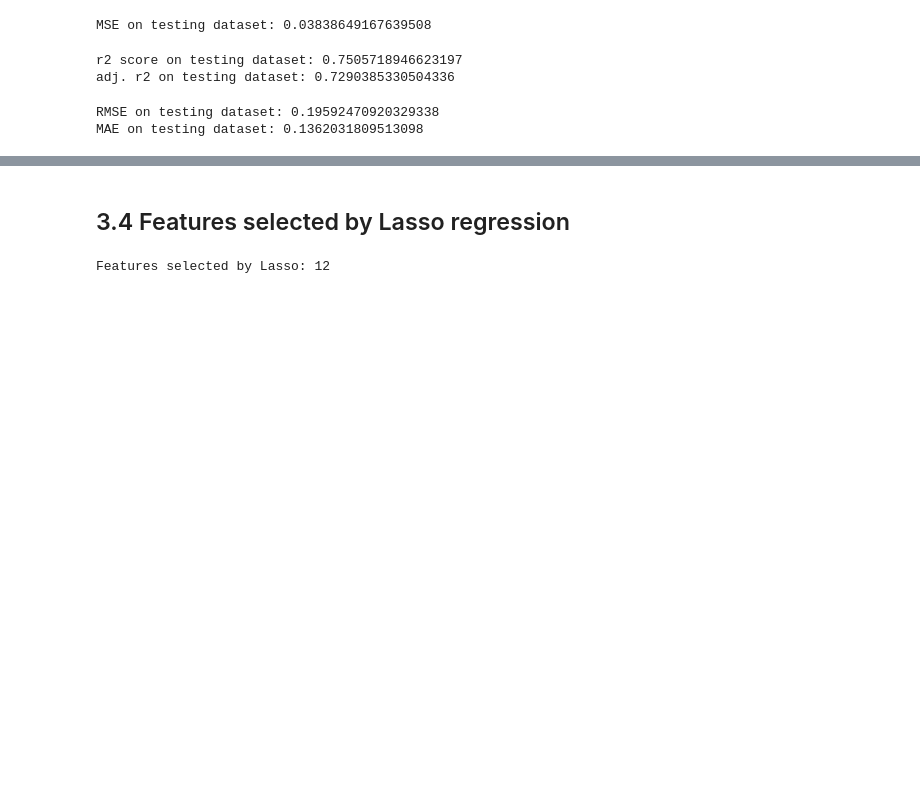
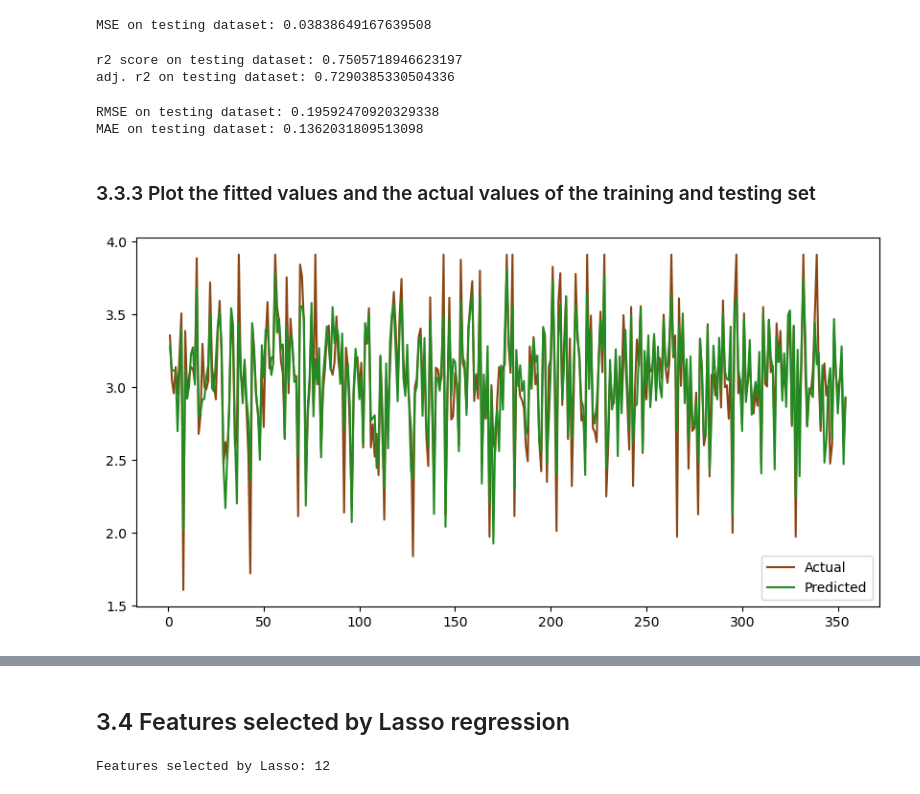
Before and after one commit to JulyAug/Assignment, a Jupyter notebook: Houseprice.ipynb, the cells around one changed output, grey strips where cells are left out. Drawn from its saved outputs; the diff is of its cells as text; code cells hidden in the pictures; blank space fills up the shorter version.

```diff
--- a/Houseprice.ipynb
+++ b/Houseprice.ipynb
@@ -357,3 +381,14 @@ print( 'MAE on testing dataset:', mean_absolute_error(y_test, y_test_pred))
 # %% [output]
 RMSE on testing dataset: 0.19592470920329338
 MAE on testing dataset: 0.1362031809513098
+# %% [markdown]
+### 3.3.3 Plot the fitted values and the actual values of the training and testing set
+# %%
+plt.figure(figsize=(10,5))
+x=np.arange(1,355)
+plt.plot(x,y_train,label='Actual',color='saddlebrown')
+plt.plot(x,y_train_pred,label='Predicted',color='forestgreen')
+plt.legend()
+plt.show()
+# %% [output]
+[figure, added]
```
Also changed, not shown: parts of 54 cells of this notebook.
